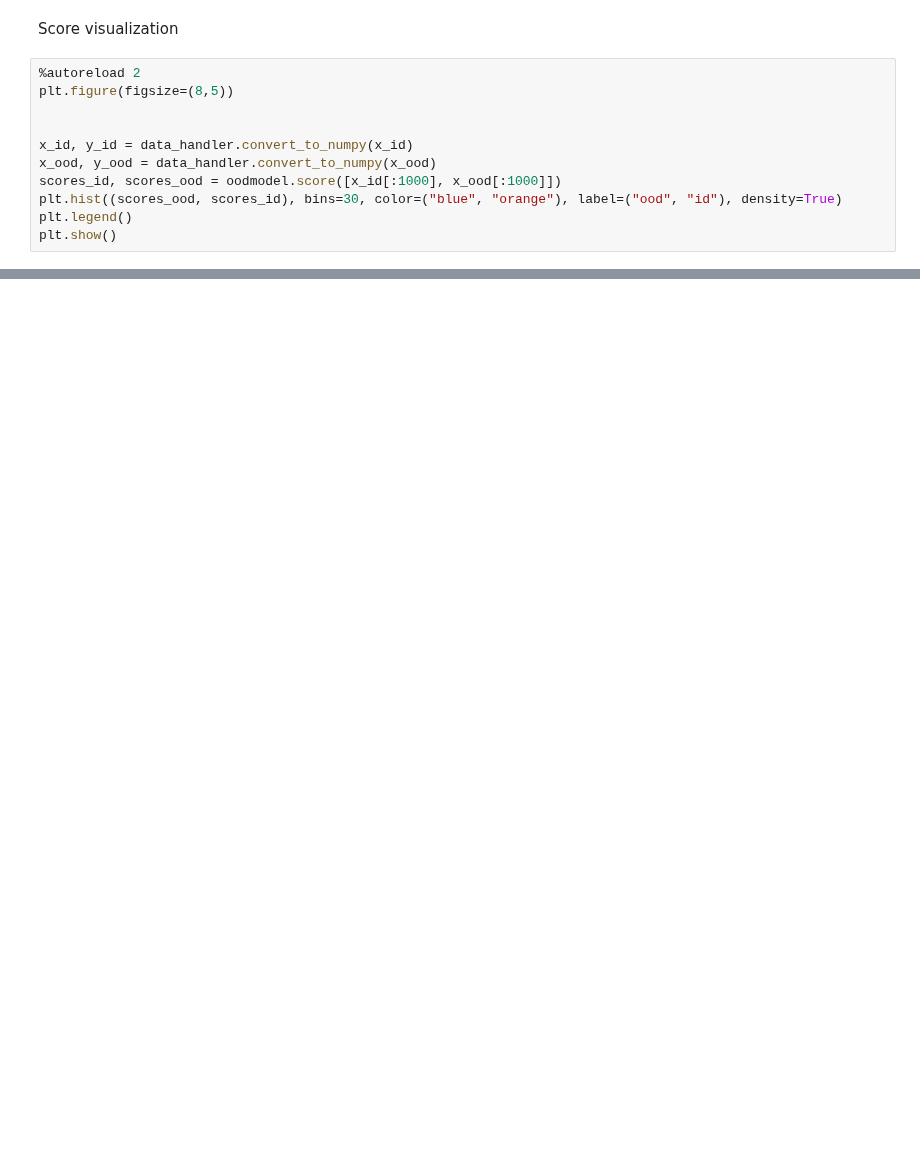
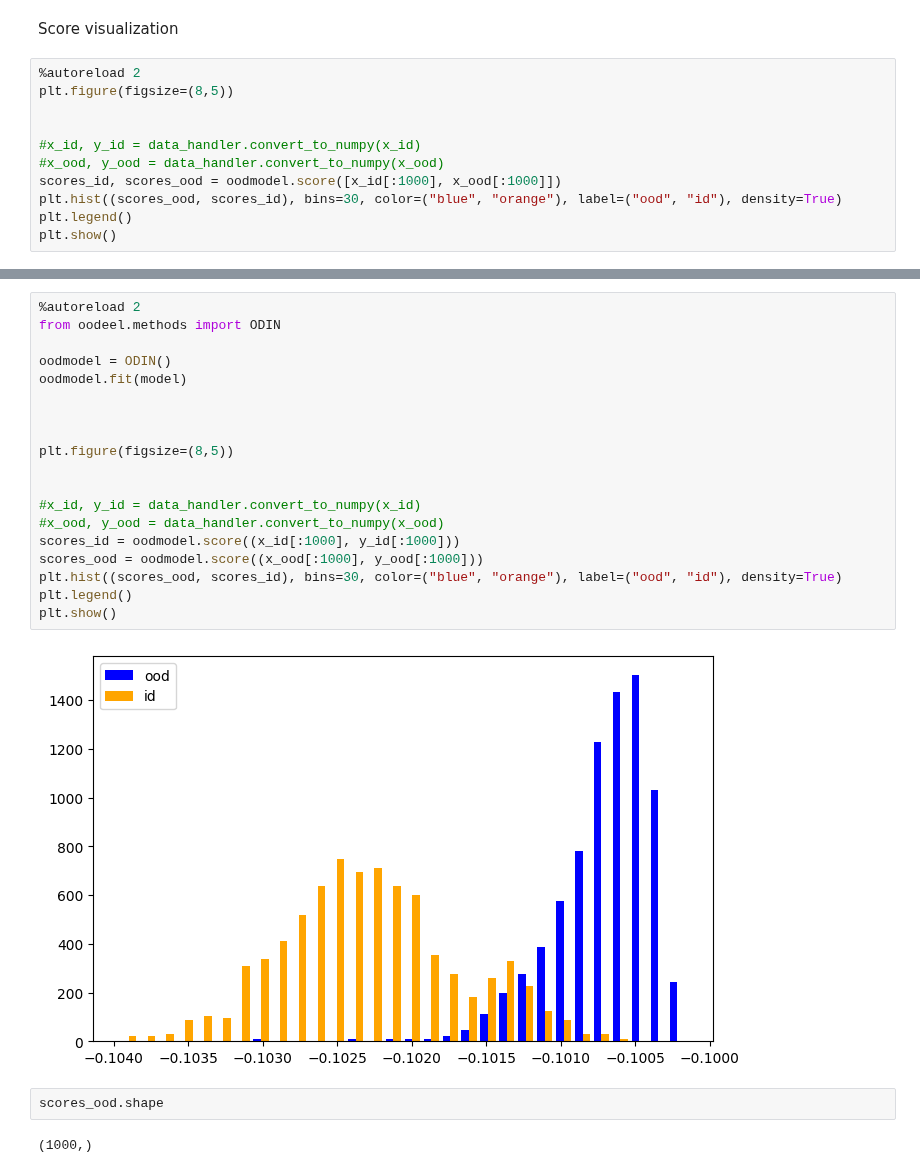
Before and after one commit to deel-ai/oodeel, a Jupyter notebook: notebooks/demo_simple_usage.ipynb, the cells around one changed output, grey strips where cells are left out. Saved outputs shown, nothing was run; the diff lists cells and outputs as text; blank space fills up the shorter version.

Commit message:
ODIN seems to work (separates OOD from ID) but * scores values are weird * does not work with tf.data.Dataset

```diff
--- a/notebooks/demo_simple_usage.ipynb
+++ b/notebooks/demo_simple_usage.ipynb
@@ -117,8 +123,8 @@ Score visualization
 plt.figure(figsize=(8,5))
 
 
-x_id, y_id = data_handler.convert_to_numpy(x_id)
-x_ood, y_ood = data_handler.convert_to_numpy(x_ood)
+#x_id, y_id = data_handler.convert_to_numpy(x_id)
+#x_ood, y_ood = data_handler.convert_to_numpy(x_ood)
 scores_id, scores_ood = oodmodel.score([x_id[:1000], x_ood[:1000]])
 plt.hist((scores_ood, scores_id), bins=30, color=("blue", "orange"), label=("ood", "id"), density=True)
 plt.legend()
@@ -131,0 +135,25 @@ plt.show()
+# %%
+%autoreload 2
+from oodeel.methods import ODIN
+
+oodmodel = ODIN()
+oodmodel.fit(model)
+
+
+
+plt.figure(figsize=(8,5))
+
+
+#x_id, y_id = data_handler.convert_to_numpy(x_id)
+#x_ood, y_ood = data_handler.convert_to_numpy(x_ood)
+scores_id = oodmodel.score((x_id[:1000], y_id[:1000]))
+scores_ood = oodmodel.score((x_ood[:1000], y_ood[:1000]))
+plt.hist((scores_ood, scores_id), bins=30, color=("blue", "orange"), label=("ood", "id"), density=True)
+plt.legend()
+plt.show()
+# %% [output]
+[figure, added]
+# %%
+scores_ood.shape
+# %% [output]
+(1000,)
```
Also changed, not shown: parts of 9 cells of this notebook, 3 other files.
